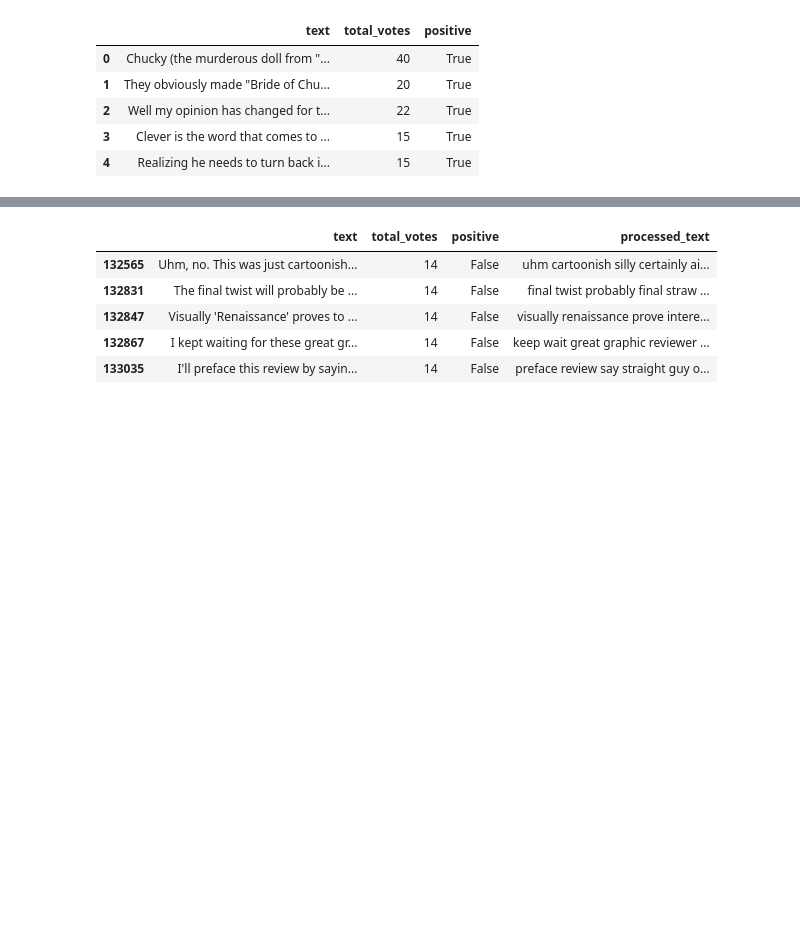
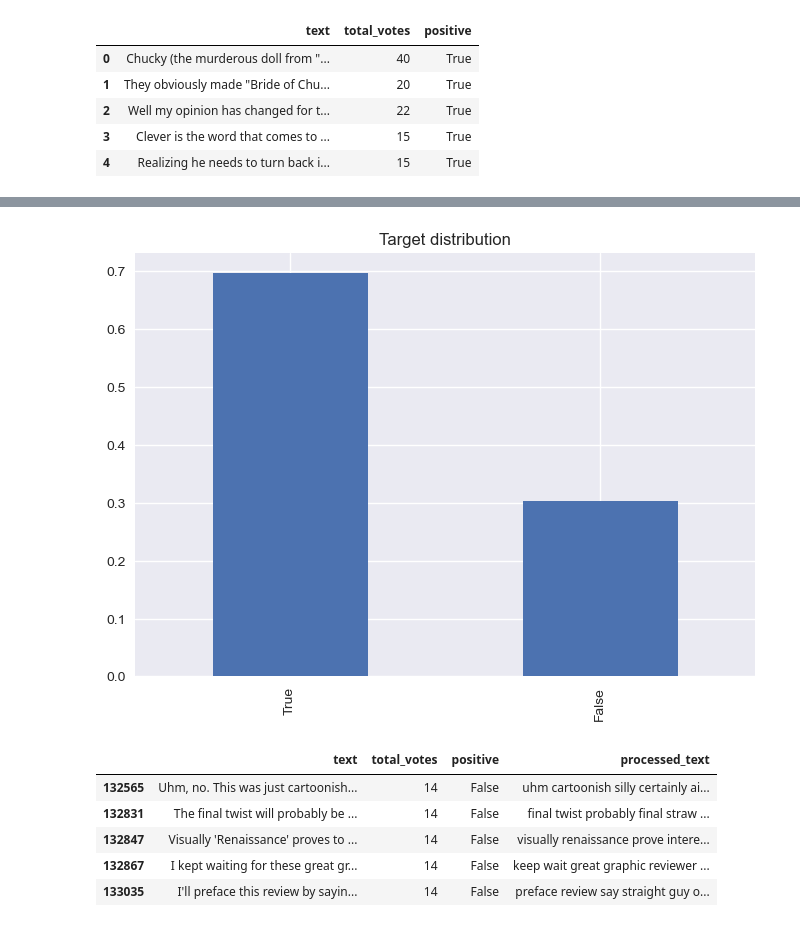
Before and after one commit to ilyamil/movie_reviews_classification, a Jupyter notebook: notebooks/model_baseline.ipynb, the cells around one changed output, grey strips where cells are left out. Cells and saved outputs as stored; diff of their text form; code cells hidden in the pictures; blank space fills up the shorter version.

```diff
--- a/notebooks/model_baseline.ipynb
+++ b/notebooks/model_baseline.ipynb
@@ -125,3 +139,10 @@ Memory usage: 249.0 Mb
+# %%
+partition['positive'].value_counts(normalize=True).plot(
+    kind='bar', title='Target distribution'
+)
+plt.show()
+# %% [output]
+[figure, added]
 # %%
 partition_sample = (
     partition
```
Also changed, not shown: parts of 6 cells of this notebook, 3 other files.
